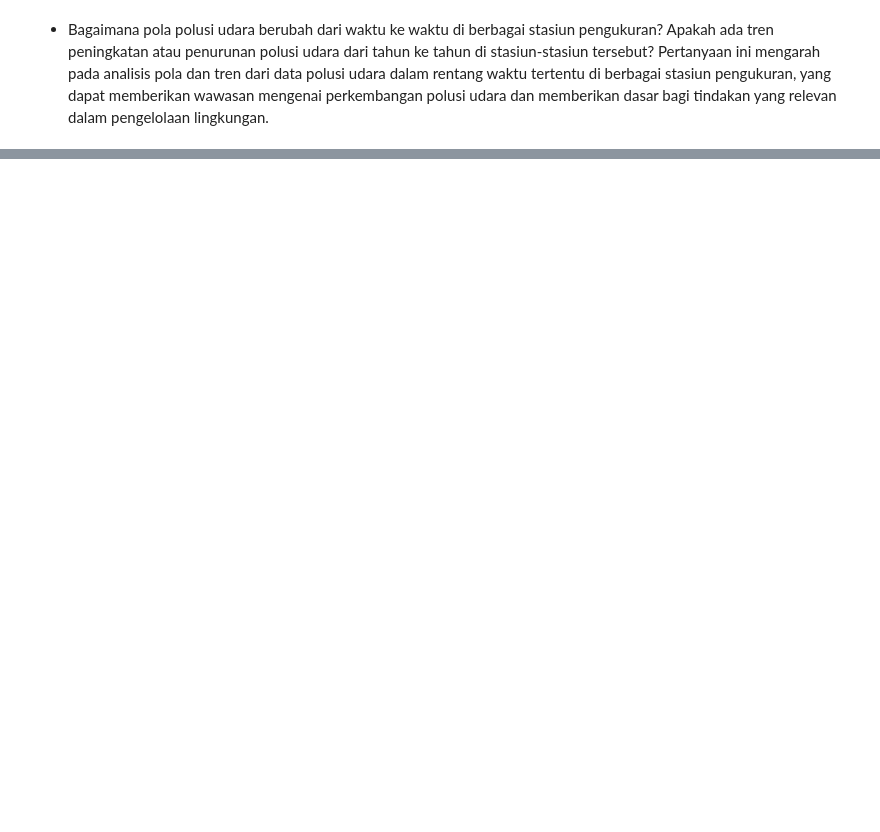
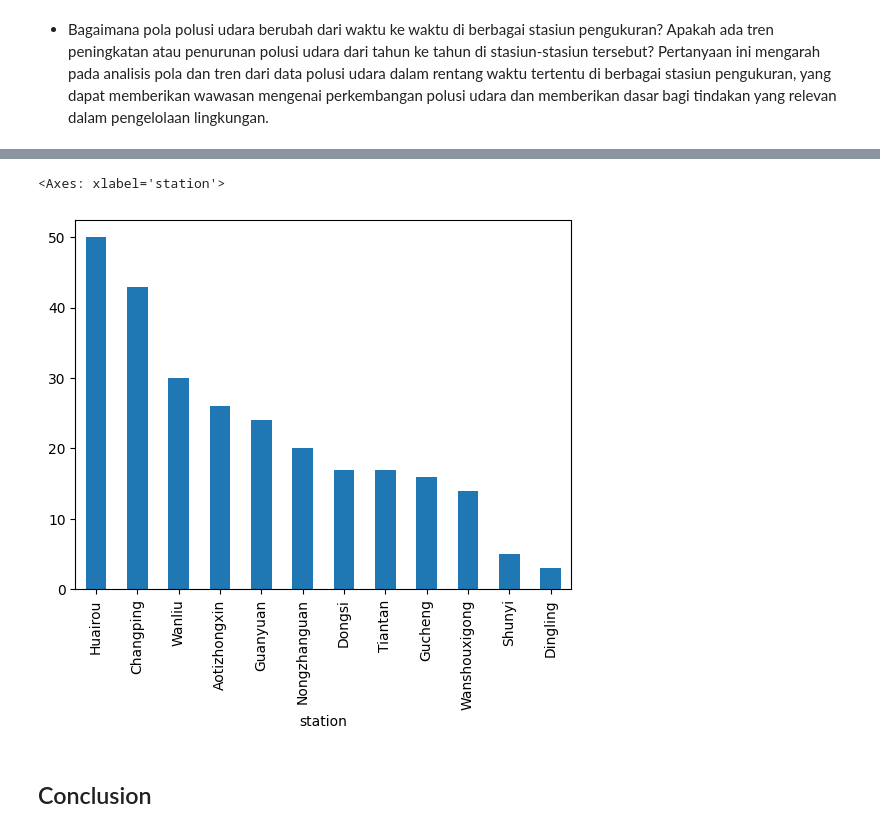
Before and after one commit to IvanSholana/Air-Quality-Dashboard, a Jupyter notebook: Proyek Analisis Data.ipynb, the cells around one changed output, grey strips where cells are left out. Drawn from its saved outputs; the diff is of its cells as text; code cells hidden in the pictures; blank space fills up the shorter version.

```diff
--- a/Proyek Analisis Data.ipynb
+++ b/Proyek Analisis Data.ipynb
@@ -281,0 +346,7 @@ Terdapat trend yang nampak jelas yaitu terjadi peningkatan SO2 antara jam 5 hing
+# %%
+filtered_data.groupby('station')['SO2'].max().sort_values(ascending=False).plot(kind='bar')
+# %% [output]
+<Axes: xlabel='station'>
+[figure, added]
+# %% [markdown]
+## Conclusion
```
Also changed, not shown: parts of 30 cells of this notebook, 1 other file.
